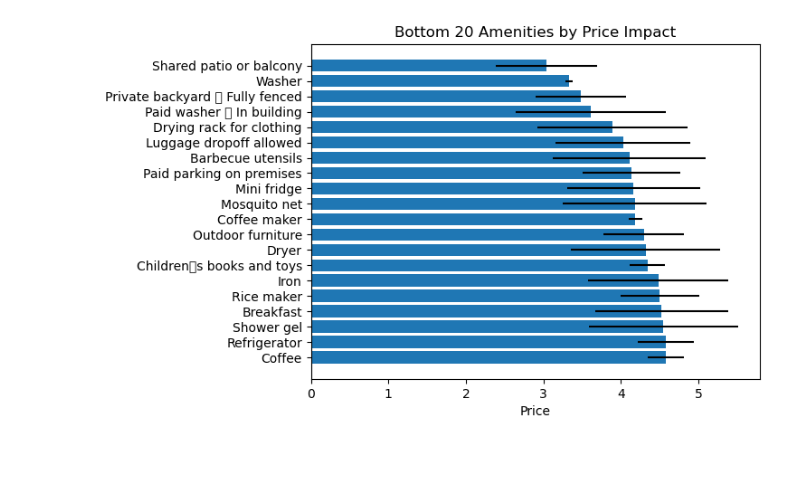
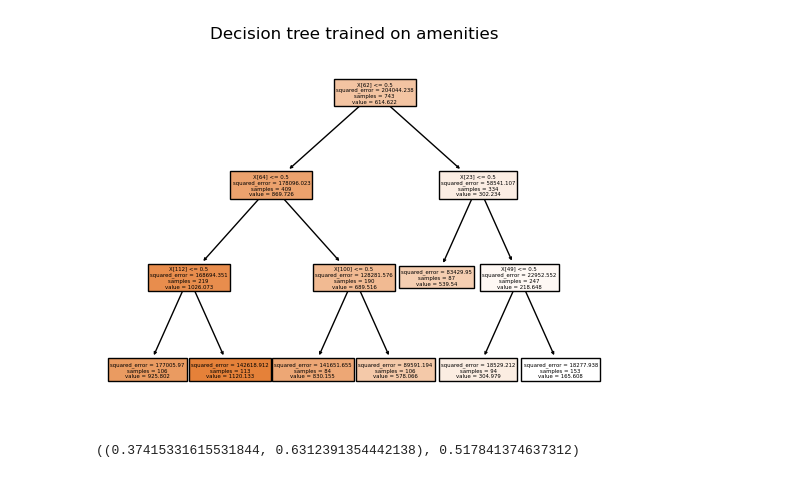
Before and after one commit to snowwly/DataCapstone_Group3, a Jupyter notebook: Machine_Learning/Machine Learning amenities.ipynb, the cells around one changed output. Drawn from its saved outputs; the diff is of its cells as text; code cells hidden in the pictures.

```diff
--- a/Machine_Learning/Machine Learning amenities.ipynb
+++ b/Machine_Learning/Machine Learning amenities.ipynb
@@ -16,4 +29,4 @@ df = pd.read_csv('amenities.csv', na_values = 'NaN', encoding = 'latin-1')
 X = df.drop('price', axis=1)
 y = df['price']
 # %%
-dtree = DecisionTreeClassifier()
+dtree = DecisionTreeRegressor(min_samples_leaf = 65, splitter = "best")
@@ -105,29 +54,0 @@ plt.show()
-# %%
-# Fixing random state for reproducibility
-np.random.seed(19680801)
-
-plt.rcdefaults()
-fig, ax = plt.subplots()
-
-# Example data
-amenities = df.columns
-y_pos = np.arange(len(amenities))
-price = 3 + 10 * np.random.rand(len(amenities))
-error = np.random.rand(len(amenities))
-
-sorted_indices = np.argsort(price)
-bottom_n = 20
-
-bottom_price = price[sorted_indices[:bottom_n]]
-bottom_amenities = amenities[sorted_indices[:bottom_n]]
-
-ax.barh(y_pos[:bottom_n], bottom_price, xerr=error[sorted_indices[:bottom_n]], align='center')
-ax.set_yticks(y_pos[:bottom_n])
-ax.set_yticklabels(bottom_amenities)  # Use the bottom amenities as labels
-ax.invert_yaxis()  # labels read top-to-bottom
-ax.set_xlabel('Price')
-ax.set_title('Bottom {} Amenities by Price Impact'.format(bottom_n))
-
-plt.show()
-# %% [output]
-[figure, removed]
@@ -193,0 +55,9 @@ else:
+# %%
+from sklearn.tree import plot_tree
+
+plt.figure()
+plot_tree(dtree, filled=True)
+plt.title("Decision tree trained on amenities")
+plt.show()
+# %% [output]
+[figure, added]
@@ -193,0 +74,7 @@ else:
+# %%
+range_RunList = min(RunList), max(RunList)
+average_score = sum(RunList)/NumRuns
+
+range_RunList, average_score
+# %% [output]
+((0.37415331615531844, 0.6312391354442138), 0.517841374637312)
```
Also changed, not shown: parts of 22 cells of this notebook, 4 other files.
